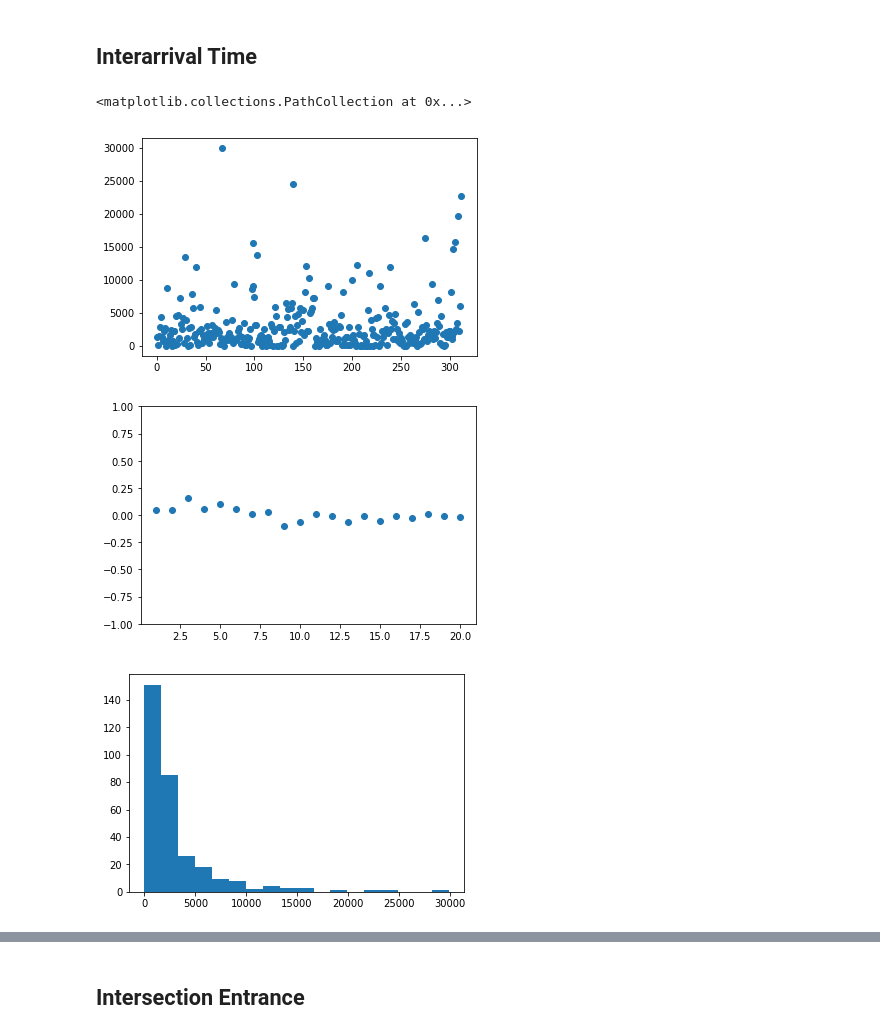
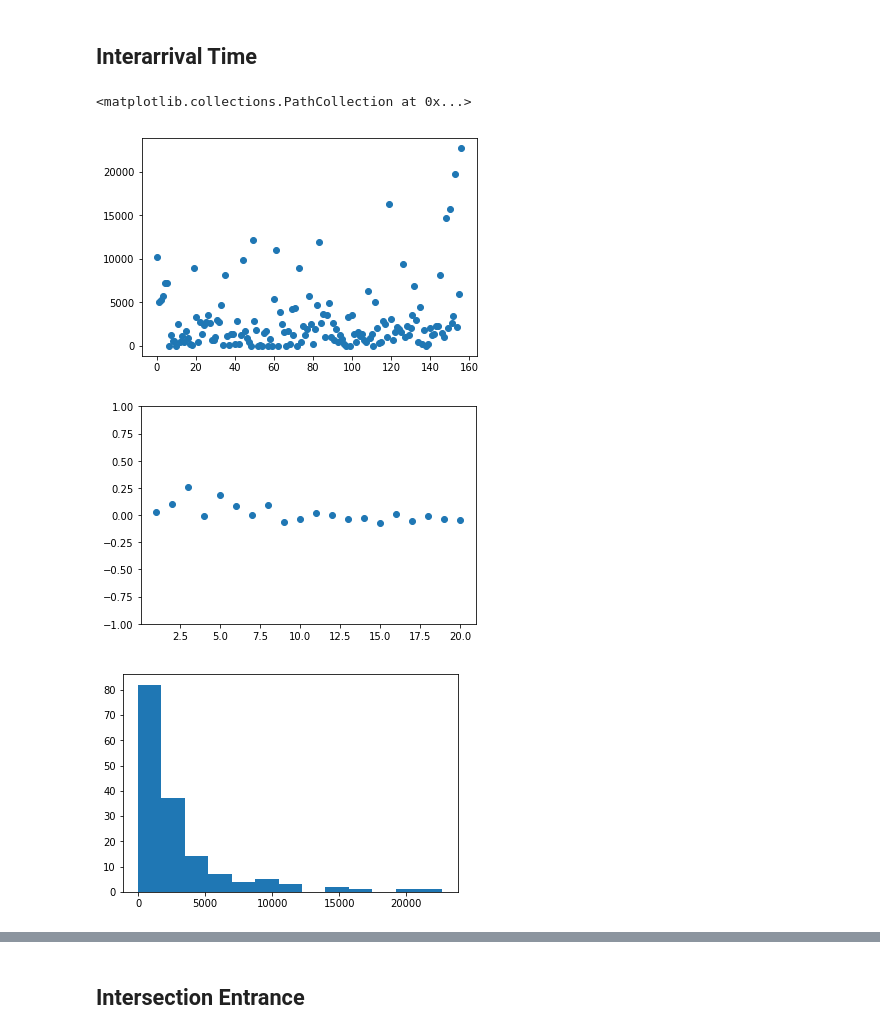
Before and after one commit to bglowniak/TrafficSimulation, a Jupyter notebook: Input Analysis/Input Analysis.ipynb, the cells around one changed output, grey strips where cells are left out. Saved outputs shown, nothing was run; the diff lists cells and outputs as text; code cells hidden in the pictures.

```diff
--- a/Input Analysis/Input Analysis.ipynb
+++ b/Input Analysis/Input Analysis.ipynb
@@ -17,6 +18,14 @@ df_min_match = df_min_match.sort_values(by='Epoch_ms')
 idx = df.groupby("Vehicle_ID")['Epoch_ms'].transform(max) == df['Epoch_ms']
 df_max_match = df[idx].reset_index(drop=True)
 df_max_match = df_max_match.sort_values(by='Epoch_ms')
+
+df_col = df.groupby("Vehicle_ID").mean()['Veh_Velocity']
+df_col = df_col.reset_index(drop=True)
+df_min_match["Avg_Velocity"] = df_col
+
+df_col = df.groupby("Vehicle_ID").max()['Veh_Velocity']
+df_col = df_col.reset_index(drop=True)
+df_min_match["Max_Velocity"] = df_col
 # %%
 df_final = df_min_match.copy()
 df_final["Movement_Last"] = df_max_match["Movement"]
@@ -68,3 +75,8 @@ df_final.to_csv("Processed_vehicle_data.csv", index=False)
+# %%
+validation_set, model_set = np.array_split(df_final, 2)
+
+model_set.to_csv("Processed_Vehicle_Data_Model.csv", index=False)
+validation_set.to_csv("Processed_Vehicle_Data_Validation.csv", index=False)
 # %% [markdown]
 # Input Analysis
 # %%
@@ -88,20 +134,20 @@ def autocorrelation_plot(data, points, x_n, s_n):
 # %% [markdown]
 ## Interarrival Time
 # %%
-ia = df_final["Interarrival"].values[1:] #disregard first vehicle because interarrival time is NaN
+ia = model_set["Interarrival"].values
+
 ia_mean = sum(ia) / len(ia)
 ia_var = np.var(ia)
-x = list(range(0, len(ia)))
 
-plt.scatter(x, ia)
+plt.scatter(list(range(0, len(ia))), ia)
 # %% [output]
 <matplotlib.collections.PathCollection at 0x...>
-[figure, old version]
+[figure, new version]
 # %%
 autocorrelation_plot(ia, 20, ia_mean, ia_var)
 # %% [output]
-[figure, old version]
+[figure, new version]
 # %%
-n, class_intervals, _ = plt.hist(df_final["Interarrival"], b)
+n, y_i, _ = plt.hist(ia, b)
 # %% [output]
-[figure, old version]
+[figure, new version]
```
Also changed, not shown: parts of 14 cells of this notebook, 4 other files.
